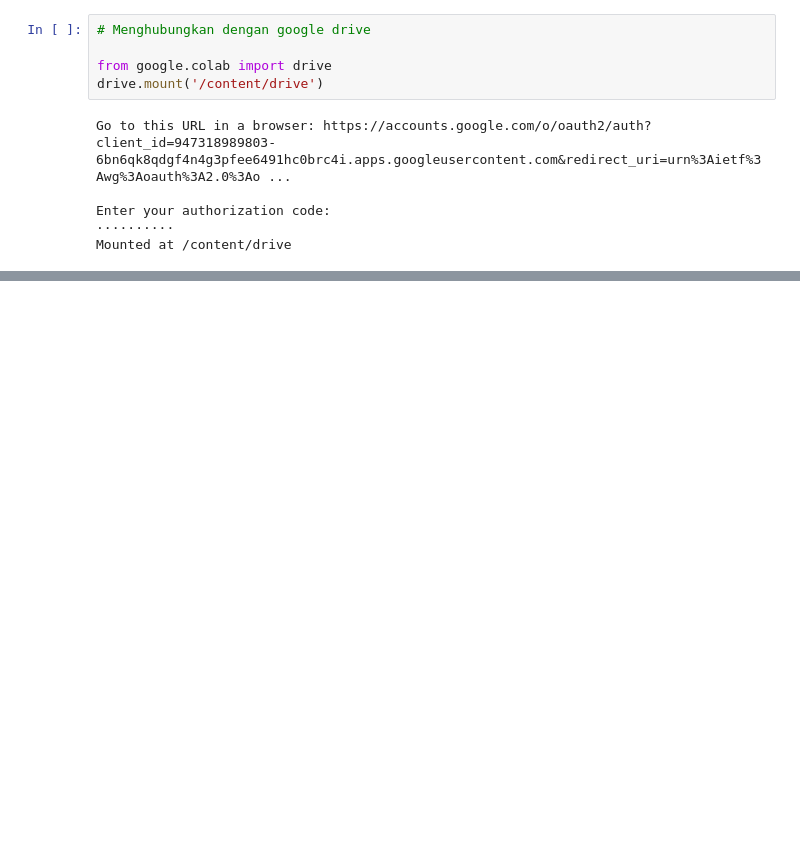
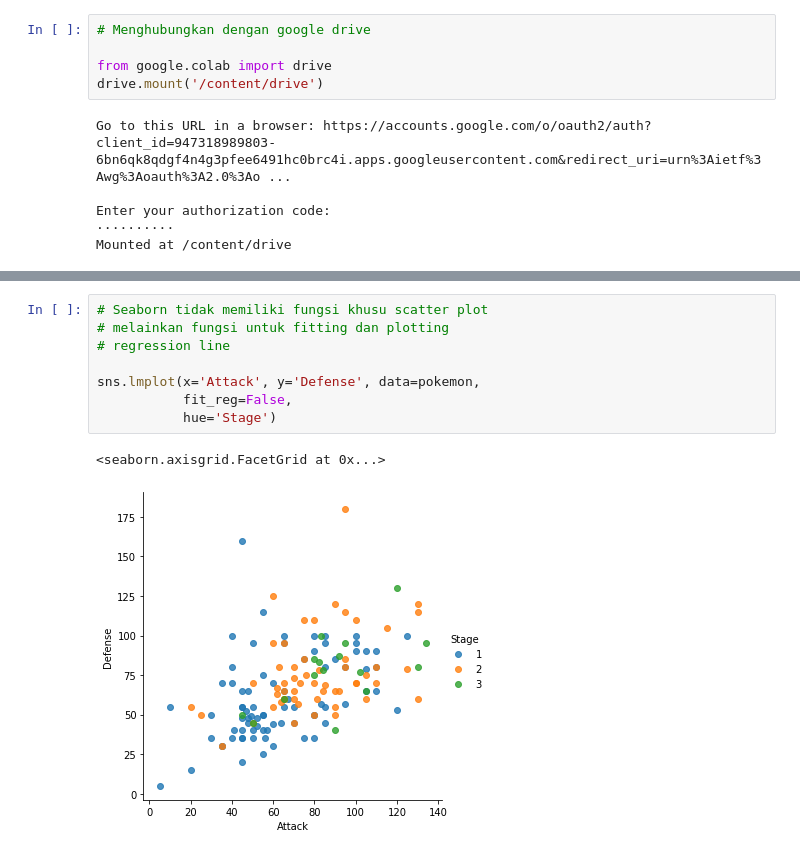
Before and after one commit to saifulrijal-ds/python-tutorial, a Jupyter notebook: Python_Seaborn_Tuorial_Pokemon.ipynb, the cells around one changed output, grey strips where cells are left out. Cells and saved outputs as stored; diff of their text form; blank space fills up the shorter version.

```diff
--- a/Python_Seaborn_Tuorial_Pokemon.ipynb
+++ b/Python_Seaborn_Tuorial_Pokemon.ipynb
@@ -40,0 +68,11 @@ df.head()
+# %%
+# Seaborn tidak memiliki fungsi khusu scatter plot
+# melainkan fungsi untuk fitting dan plotting
+# regression line
+
+sns.lmplot(x='Attack', y='Defense', data=pokemon,
+           fit_reg=False,
+           hue='Stage')
+# %% [output]
+<seaborn.axisgrid.FacetGrid at 0x...>
+[figure, added]
```
Also changed, not shown: parts of 17 cells of this notebook.
